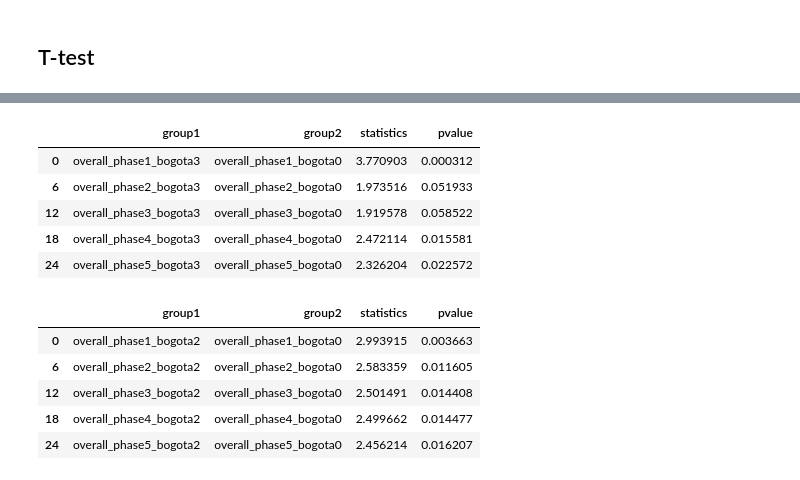
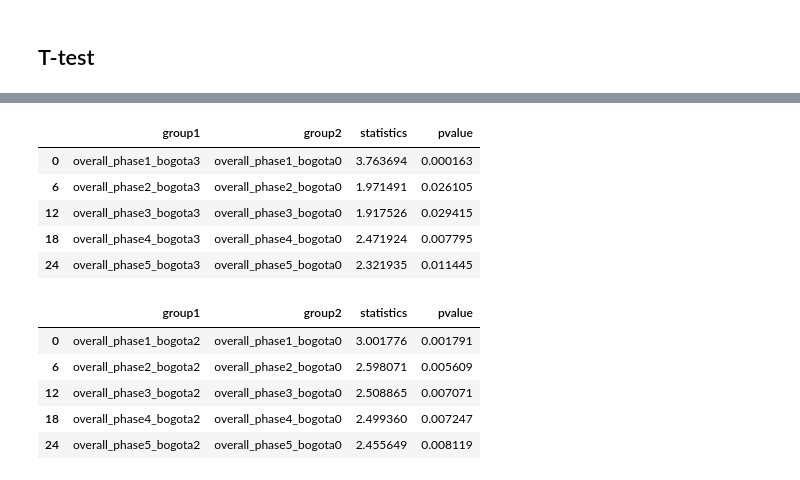
Before and after one commit to ironhacks/spring-2017-analysis, a Jupyter notebook: spring-2017/script/analysis/5-Functional-Variety-Analysis.ipynb, the cells around one changed output, grey strips where cells are left out. Saved outputs shown, nothing was run; the diff lists cells and outputs as text; code cells hidden in the pictures.

Commit message:
t-test for scores

```diff
--- a/spring-2017/script/analysis/5-Functional-Variety-Analysis.ipynb
+++ b/spring-2017/script/analysis/5-Functional-Variety-Analysis.ipynb
@@ -865,7 +865,7 @@ for x in range(len(list1)):
 
         name_list1 = retrieve_name(list1[x])
         name_list2 = retrieve_name(list2[y])
-        ttest_result = ttest_ind(np.log(list1[x]['len_unique']+1), np.log(list2[y]['len_unique']+1))
+        ttest_result = ttest_ind(np.log(list1[x]['len_unique']+1), np.log(list2[y]['len_unique']+1), equal_var = False, alternative = 'greater')
         results.append([name_list1, name_list2, ttest_result[0], ttest_result[1]])
 
 df = pd.DataFrame(results, columns=["group1", "group2", "statistics", "pvalue"])
@@ -894,7 +894,7 @@ for x in range(len(list1)):
 
         name_list1 = retrieve_name(list1[x])
         name_list2 = retrieve_name(list2[y])
-        ttest_result = ttest_ind(np.log(list1[x]['len_unique']+1), np.log(list2[y]['len_unique']+1))
+        ttest_result = ttest_ind(np.log(list1[x]['len_unique']+1), np.log(list2[y]['len_unique']+1), equal_var = False, alternative = 'greater')
         results.append([name_list1, name_list2, ttest_result[0], ttest_result[1]])
 
 df = pd.DataFrame(results, columns=["group1", "group2", "statistics", "pvalue"])
@@ -908,0 +909,22 @@ df[df.group1.str.split("_", expand=True)[1] == df.group2.str.split("_", expand=T
+# %%
+# T-tests between Bogota 3 and Bogota 1
+
+import pandas as pd
+import inspect
+
+def retrieve_name(var):
+   callers_local_vars = inspect.currentframe().f_back.f_globals.items()
+   return [var_name for var_name, var_val in callers_local_vars if var_val is var][0]
+
+list1,list2 = [overall_phase1_bogota3, overall_phase2_bogota3, overall_phase3_bogota3, overall_phase4_bogota3, overall_phase5_bogota3], [overall_phase1_bogota1, overall_phase2_bogota1, overall_phase3_bogota1, overall_phase4_bogota1, overall_phase5_bogota1]
+results = []
+for x in range(len(list1)):
+    for y in range(len(list2)):
+
+        name_list1 = retrieve_name(list1[x])
+        name_list2 = retrieve_name(list2[y])
+        ttest_result = ttest_ind(np.log(list1[x]['len_unique']+1), np.log(list2[y]['len_unique']+1), equal_var = False, alternative = 'greater')
+        results.append([name_list1, name_list2, ttest_result[0], ttest_result[1]])
+
+df = pd.DataFrame(results, columns=["group1", "group2", "statistics", "pvalue"])
+df[df.group1.str.split("_", expand=True)[1] == df.group2.str.split("_", expand=True)[1]]
@@ -909,32 +938,32 @@ df[df.group1.str.split("_", expand=True)[1] == df.group2.str.split("_", expand=T
 # %%
 # T-tests between Bogota 3 and Bogota 0
 
 import pandas as pd
 import inspect
 
 def retrieve_name(var):
    callers_local_vars = inspect.currentframe().f_back.f_globals.items()
    return [var_name for var_name, var_val in callers_local_vars if var_val is var][0]
 
 list1,list2 = [overall_phase1_bogota3, overall_phase2_bogota3, overall_phase3_bogota3, overall_phase4_bogota3, overall_phase5_bogota3], [overall_phase1_bogota0, overall_phase2_bogota0, overall_phase3_bogota0, overall_phase4_bogota0, overall_phase5_bogota0]
 results = []
 for x in range(len(list1)):
     for y in range(len(list2)):
 
         name_list1 = retrieve_name(list1[x])
         name_list2 = retrieve_name(list2[y])
-        ttest_result = ttest_ind(np.log(list1[x]['len_unique']+1), np.log(list2[y]['len_unique']+1))
+        ttest_result = ttest_ind(np.log(list1[x]['len_unique']+1), np.log(list2[y]['len_unique']+1), equal_var = False, alternative = 'greater')
         results.append([name_list1, name_list2, ttest_result[0], ttest_result[1]])
 
 df = pd.DataFrame(results, columns=["group1", "group2", "statistics", "pvalue"])
 df[df.group1.str.split("_", expand=True)[1] == df.group2.str.split("_", expand=True)[1]]
 # %% [output]
 |  | group1 | group2 | statistics | pvalue |
-| 0 | overall_phase1_bogota3 | overall_phase1_bogota0 | 3.770903 | 0.000312 |
-| 6 | overall_phase2_bogota3 | overall_phase2_bogota0 | 1.973516 | 0.051933 |
-| 12 | overall_phase3_bogota3 | overall_phase3_bogota0 | 1.919578 | 0.058522 |
-| 18 | overall_phase4_bogota3 | overall_phase4_bogota0 | 2.472114 | 0.015581 |
-| 24 | overall_phase5_bogota3 | overall_phase5_bogota0 | 2.326204 | 0.022572 |
+| 0 | overall_phase1_bogota3 | overall_phase1_bogota0 | 3.763694 | 0.000163 |
+| 6 | overall_phase2_bogota3 | overall_phase2_bogota0 | 1.971491 | 0.026105 |
+| 12 | overall_phase3_bogota3 | overall_phase3_bogota0 | 1.917526 | 0.029415 |
+| 18 | overall_phase4_bogota3 | overall_phase4_bogota0 | 2.471924 | 0.007795 |
+| 24 | overall_phase5_bogota3 | overall_phase5_bogota0 | 2.321935 | 0.011445 |
 # %%
 # T-tests between Bogota 2 and Bogota 0
 
@@ -952,15 +981,15 @@ for x in range(len(list1)):
 
         name_list1 = retrieve_name(list1[x])
         name_list2 = retrieve_name(list2[y])
-        ttest_result = ttest_ind(np.log(list1[x]['len_unique']+1), np.log(list2[y]['len_unique']+1))
+        ttest_result = ttest_ind(np.log(list1[x]['len_unique']+1), np.log(list2[y]['len_unique']+1), equal_var = False, alternative = 'greater')
         results.append([name_list1, name_list2, ttest_result[0], ttest_result[1]])
 
 df = pd.DataFrame(results, columns=["group1", "group2", "statistics", "pvalue"])
 df[df.group1.str.split("_", expand=True)[1] == df.group2.str.split("_", expand=True)[1]]
 # %% [output]
 |  | group1 | group2 | statistics | pvalue |
-| 0 | overall_phase1_bogota2 | overall_phase1_bogota0 | 2.993915 | 0.003663 |
-| 6 | overall_phase2_bogota2 | overall_phase2_bogota0 | 2.583359 | 0.011605 |
-| 12 | overall_phase3_bogota2 | overall_phase3_bogota0 | 2.501491 | 0.014408 |
-| 18 | overall_phase4_bogota2 | overall_phase4_bogota0 | 2.499662 | 0.014477 |
-| 24 | overall_phase5_bogota2 | overall_phase5_bogota0 | 2.456214 | 0.016207 |
+| 0 | overall_phase1_bogota2 | overall_phase1_bogota0 | 3.001776 | 0.001791 |
+| 6 | overall_phase2_bogota2 | overall_phase2_bogota0 | 2.598071 | 0.005609 |
+| 12 | overall_phase3_bogota2 | overall_phase3_bogota0 | 2.508865 | 0.007071 |
+| 18 | overall_phase4_bogota2 | overall_phase4_bogota0 | 2.499360 | 0.007247 |
+| 24 | overall_phase5_bogota2 | overall_phase5_bogota0 | 2.455649 | 0.008119 |
```
Also changed, not shown: parts of 6 cells of this notebook, 5 other files.
